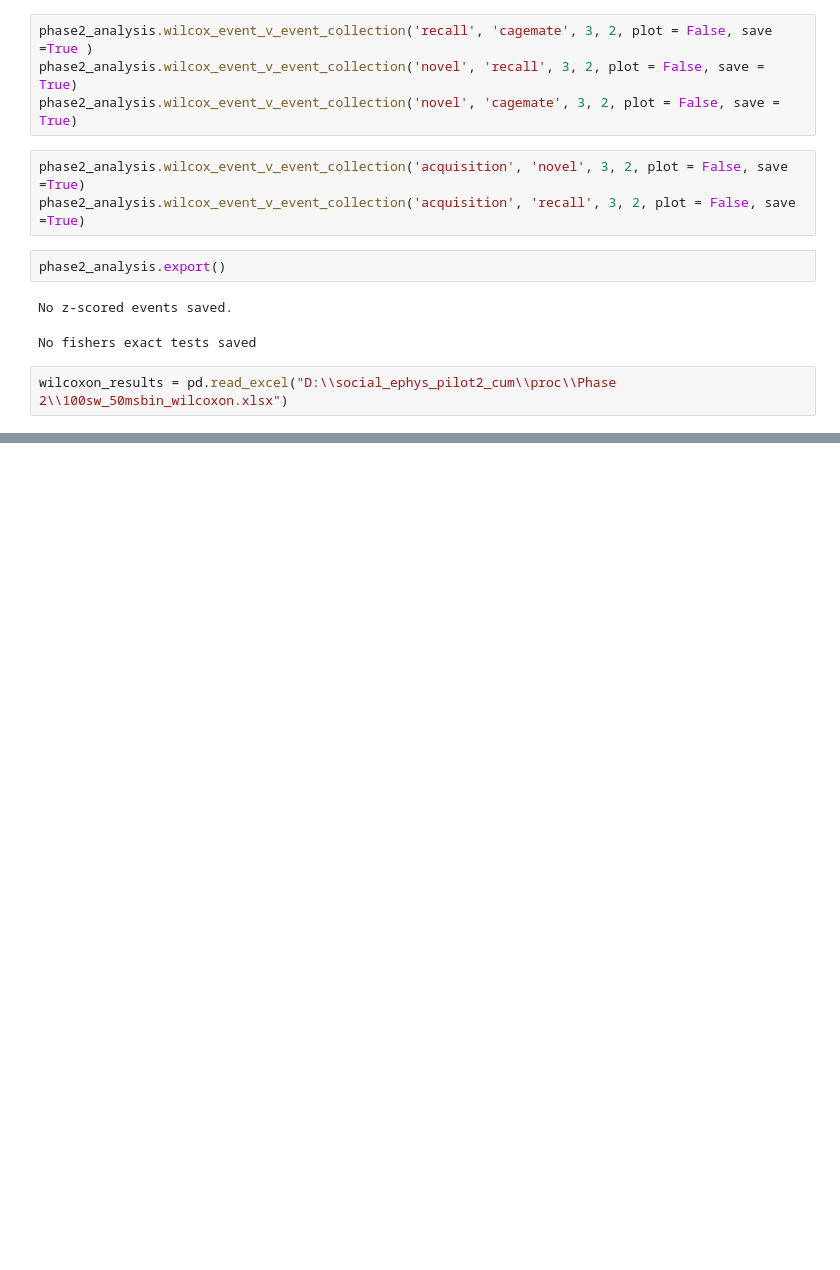
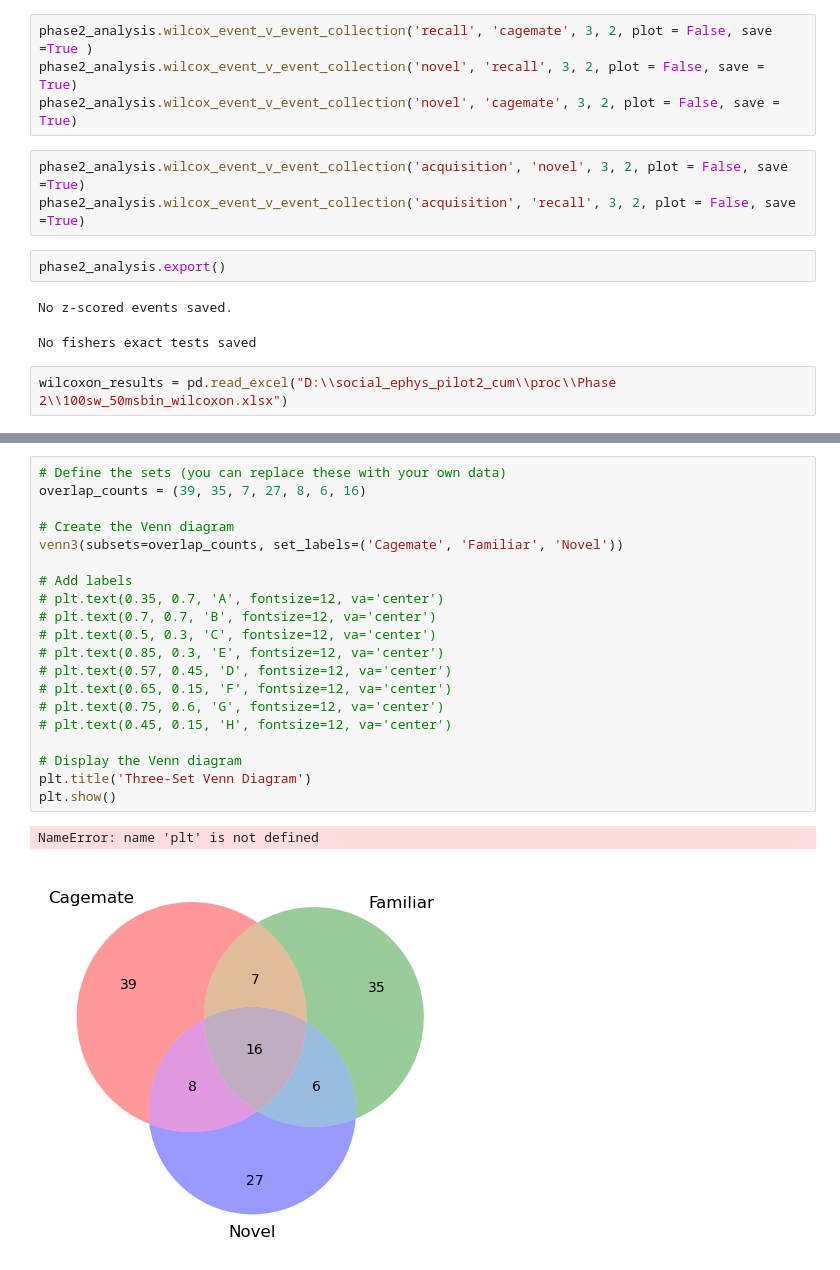
Before and after one commit to tomHep10/diff_fam_social_memory_ephys, a Jupyter notebook: Phase1_exploration.ipynb, the cells around one changed output, grey strips where cells are left out. Drawn from its saved outputs; the diff is of its cells as text; blank space fills up the shorter version.

```diff
--- a/Phase1_exploration.ipynb
+++ b/Phase1_exploration.ipynb
@@ -468,0 +578,23 @@ fam_df
+# %%
+# Define the sets (you can replace these with your own data)
+overlap_counts = (39, 35, 7, 27, 8, 6, 16)
+
+# Create the Venn diagram
+venn3(subsets=overlap_counts, set_labels=('Cagemate', 'Familiar', 'Novel'))
+
+# Add labels
+# plt.text(0.35, 0.7, 'A', fontsize=12, va='center')
+# plt.text(0.7, 0.7, 'B', fontsize=12, va='center')
+# plt.text(0.5, 0.3, 'C', fontsize=12, va='center')
+# plt.text(0.85, 0.3, 'E', fontsize=12, va='center')
+# plt.text(0.57, 0.45, 'D', fontsize=12, va='center')
+# plt.text(0.65, 0.15, 'F', fontsize=12, va='center')
+# plt.text(0.75, 0.6, 'G', fontsize=12, va='center')
+# plt.text(0.45, 0.15, 'H', fontsize=12, va='center')
+
+# Display the Venn diagram
+plt.title('Three-Set Venn Diagram')
+plt.show()
+# %% [output]
+NameError: name 'plt' is not defined
+[figure, added]
```
Also changed, not shown: parts of 24 cells of this notebook, 1 other file.
